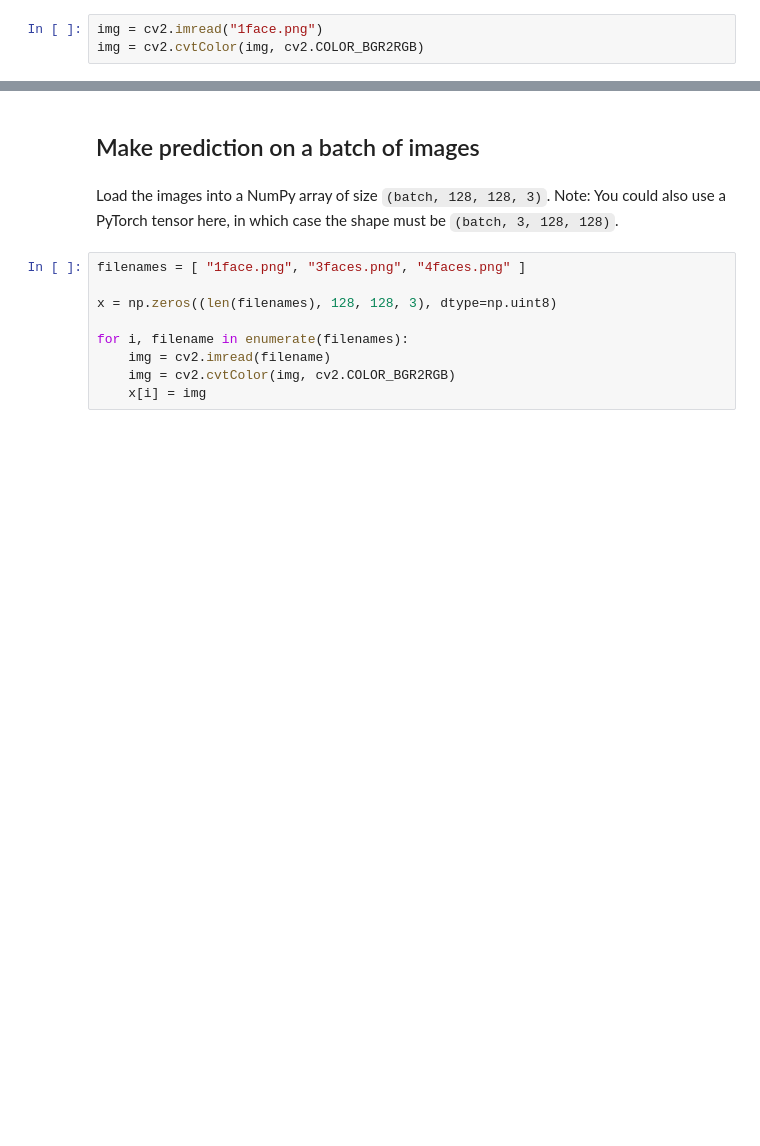
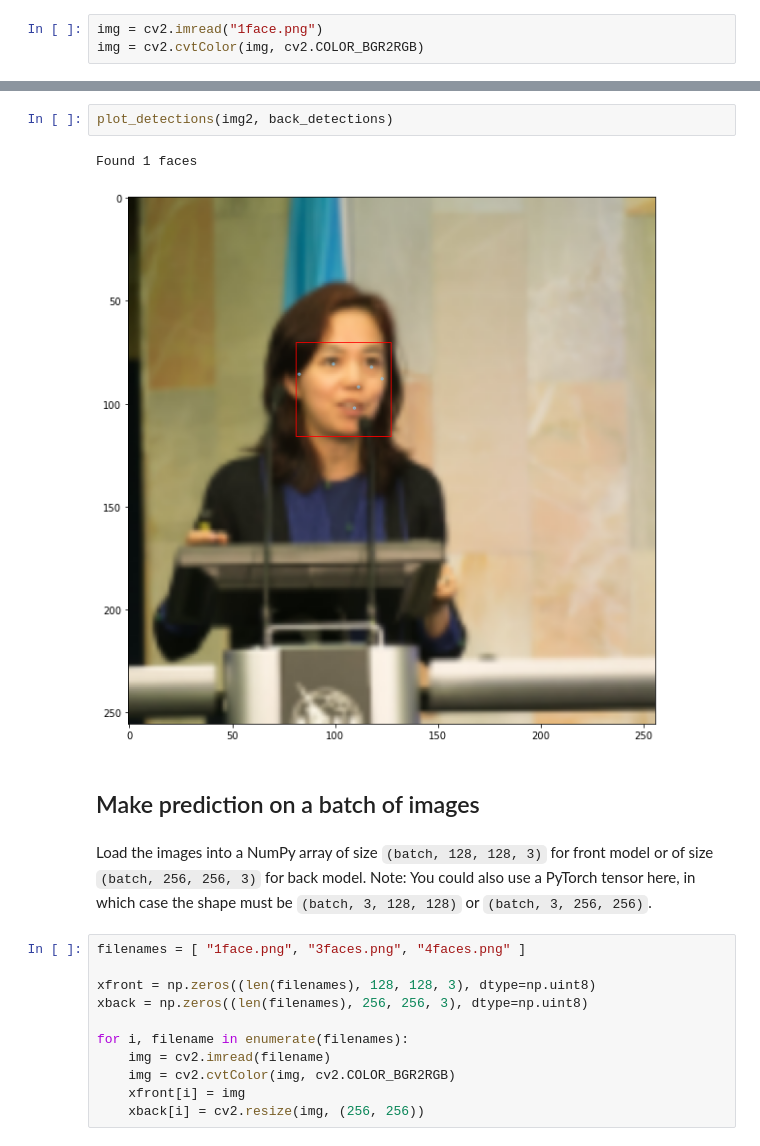
Before and after one commit to hollance/BlazeFace-PyTorch, a Jupyter notebook: Inference.ipynb, the cells around one changed output, grey strips where cells are left out. Saved outputs shown, nothing was run; the diff lists cells and outputs as text; blank space fills up the shorter version.

```diff
--- a/Inference.ipynb
+++ b/Inference.ipynb
@@ -98,14 +119,21 @@ Found 1 faces
+# %%
+plot_detections(img2, back_detections)
+# %% [output]
+Found 1 faces
+[figure, added]
 # %% [markdown]
 ## Make prediction on a batch of images
 # %% [markdown]
-Load the images into a NumPy array of size `(batch, 128, 128, 3)`. Note: You could also use a PyTorch tensor here, in which case the shape must be `(batch, 3, 128, 128)`.
+Load the images into a NumPy array of size `(batch, 128, 128, 3)` for front model or of size `(batch, 256, 256, 3)` for back model. Note: You could also use a PyTorch tensor here, in which case the shape must be `(batch, 3, 128, 128)` or `(batch, 3, 256, 256)`.
 # %%
 filenames = [ "1face.png", "3faces.png", "4faces.png" ]
 
-x = np.zeros((len(filenames), 128, 128, 3), dtype=np.uint8)
+xfront = np.zeros((len(filenames), 128, 128, 3), dtype=np.uint8)
+xback = np.zeros((len(filenames), 256, 256, 3), dtype=np.uint8)
 
 for i, filename in enumerate(filenames):
     img = cv2.imread(filename)
     img = cv2.cvtColor(img, cv2.COLOR_BGR2RGB)
-    x[i] = img
+    xfront[i] = img
+    xback[i] = cv2.resize(img, (256, 256))
 # %%
```
Also changed, not shown: parts of 21 cells of this notebook, 5 other files.
